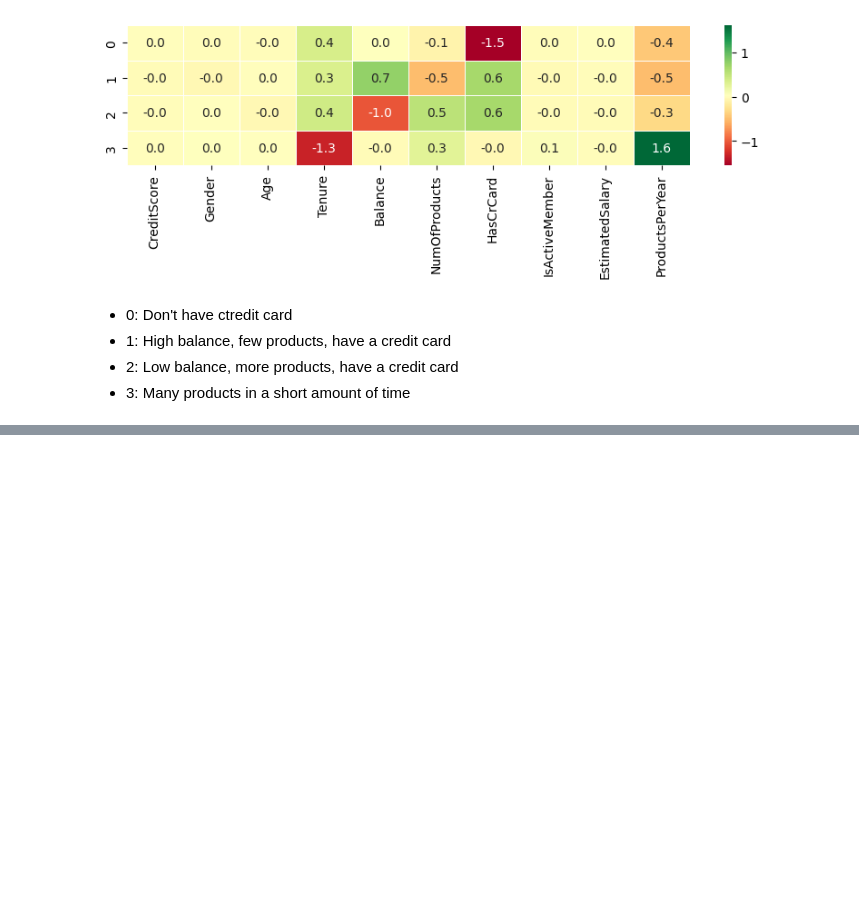
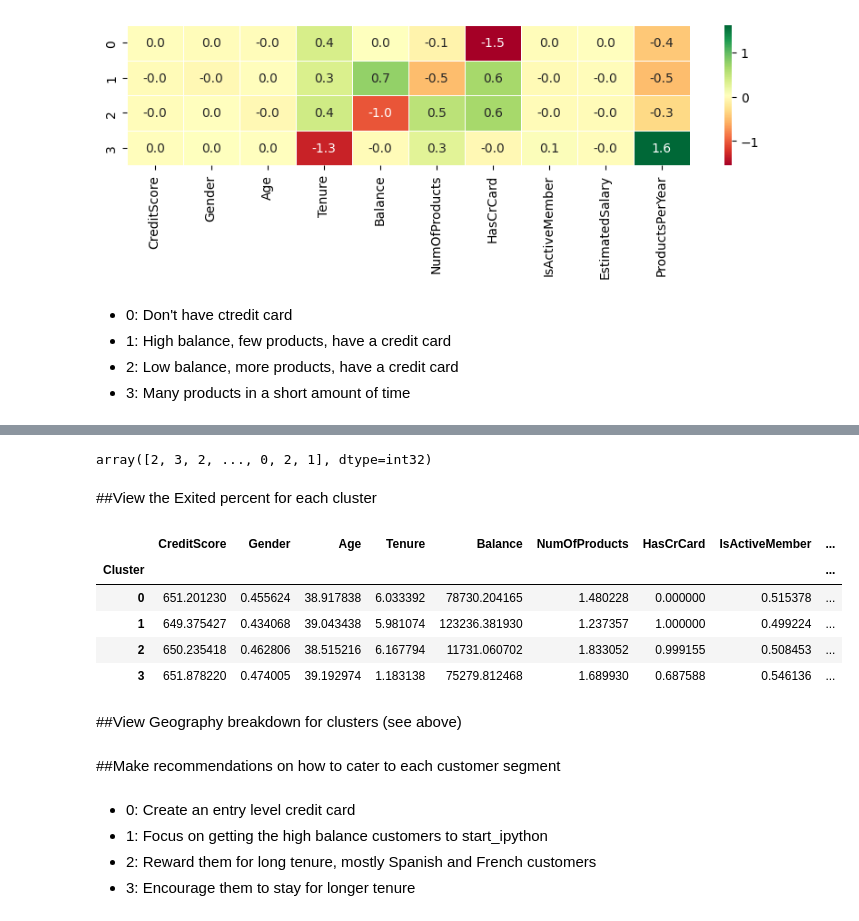
Before and after one commit to shilpashreshta/Data_Science_projects, a Jupyter notebook: Bank_CUstomer_Segmentation_V2.ipynb, the cells around one changed output, grey strips where cells are left out. Saved outputs shown, nothing was run; the diff lists cells and outputs as text; code cells hidden in the pictures; blank space fills up the shorter version.

Commit message:
Add files via upload
Completed project with recommendations

```diff
--- a/Bank_CUstomer_Segmentation_V2.ipynb
+++ b/Bank_CUstomer_Segmentation_V2.ipynb
@@ -345,0 +365,26 @@ sns.heatmap(cluster_centers4,annot=True, cmap='RdYlGn',fmt='.1f', linewidths=.5)
+# %%
+kmeans4.labels_
+# %% [output]
+array([2, 3, 2, ..., 0, 2, 1], dtype=int32)
+# %%
+data_final= pd.concat([data_clean,df.Exited,pd.Series(kmeans4.labels_,name='Cluster')],axis=1)
+# %% [markdown]
+##View the Exited percent for each cluster
+# %%
+data_final.groupby('Cluster').mean()
+# %% [output]
+|  | CreditScore | Gender | Age | Tenure | Balance | NumOfProducts | HasCrCard | IsActiveMember | ... |
+| Cluster |  |  |  |  |  |  |  |  | ... |
+| 0 | 651.201230 | 0.455624 | 38.917838 | 6.033392 | 78730.204165 | 1.480228 | 0.000000 | 0.515378 | ... |
+| 1 | 649.375427 | 0.434068 | 39.043438 | 5.981074 | 123236.381930 | 1.237357 | 1.000000 | 0.499224 | ... |
+| 2 | 650.235418 | 0.462806 | 38.515216 | 6.167794 | 11731.060702 | 1.833052 | 0.999155 | 0.508453 | ... |
+| 3 | 651.878220 | 0.474005 | 39.192974 | 1.183138 | 75279.812468 | 1.689930 | 0.687588 | 0.546136 | ... |
+# %% [markdown]
+##View Geography breakdown for clusters (see above)
+# %% [markdown]
+##Make recommendations on how to cater to each customer segment
+# %% [markdown]
+* 0: Create an entry level credit card
+* 1: Focus on getting the high balance customers to start_ipython
+* 2: Reward them for long tenure, mostly Spanish and French customers
+* 3: Encourage them to stay for longer tenure
```
Also changed, not shown: parts of 4 cells of this notebook.
